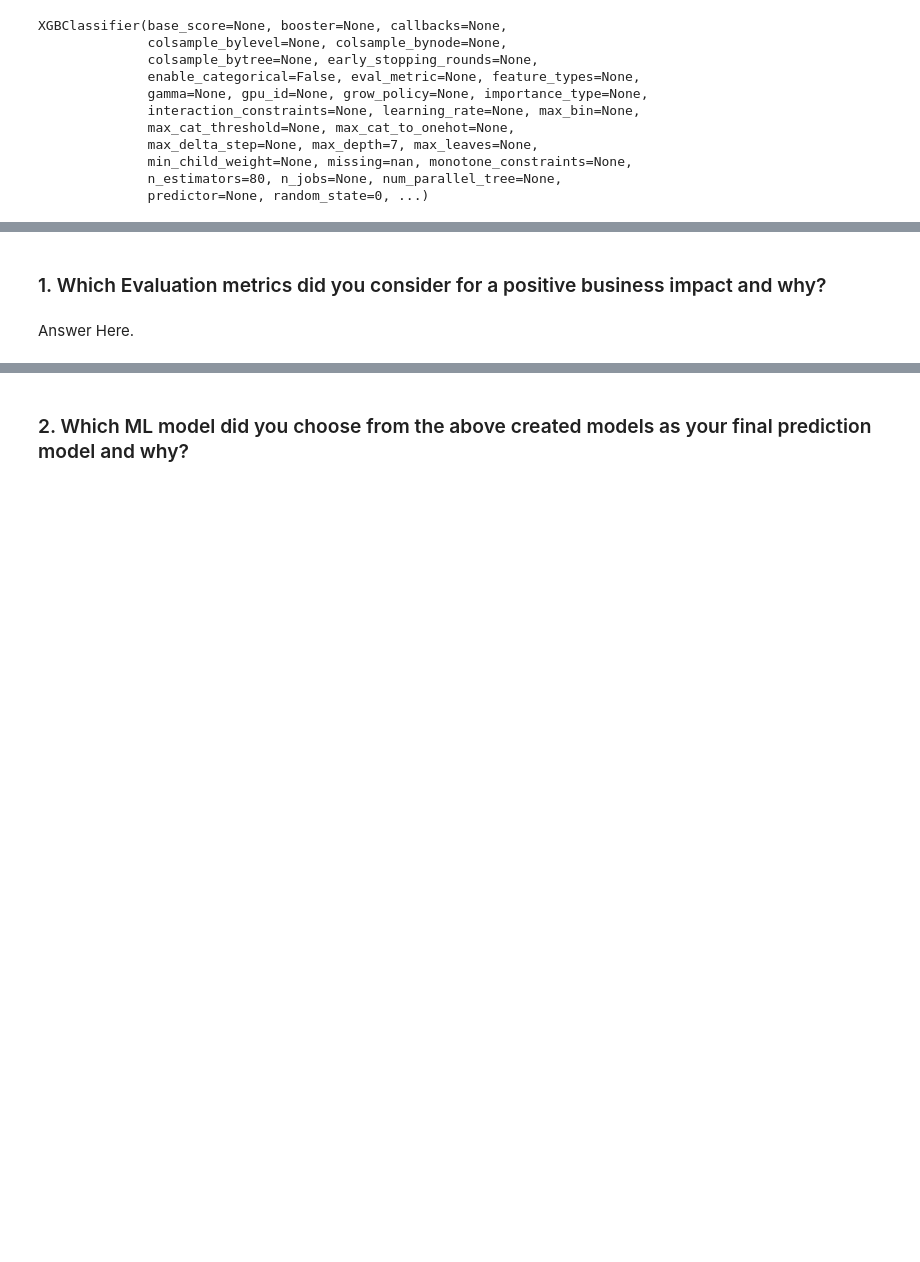
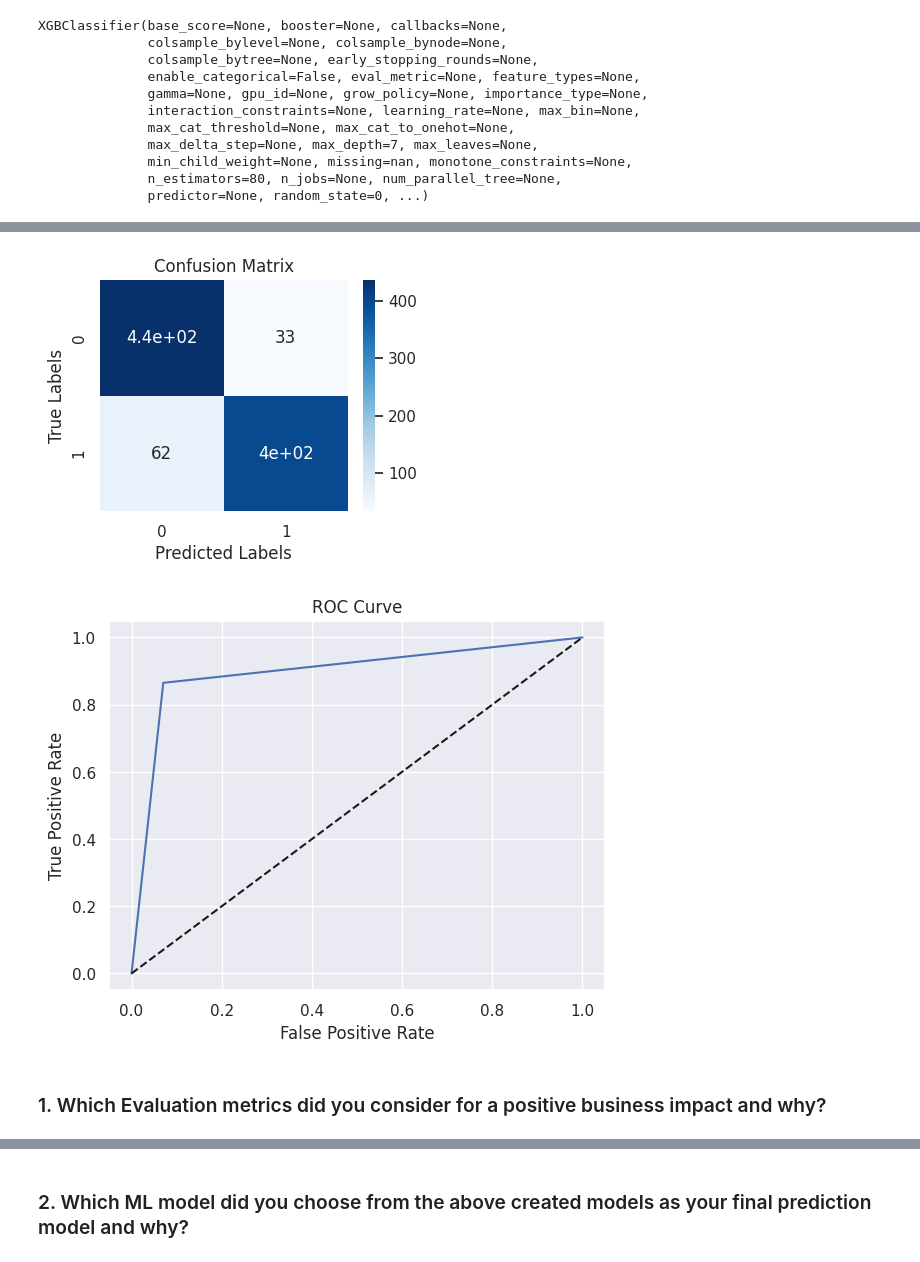
Before and after one commit to ErSangram/Capstone_03_Cardiovascular_Risk_Prediction, a Jupyter notebook: Capstone_03_Cardiovascular_Risk_Prediction.ipynb, the cells around one changed output, grey strips where cells are left out. Cells and saved outputs as stored; diff of their text form; code cells hidden in the pictures; blank space fills up the shorter version.

```diff
--- a/Capstone_03_Cardiovascular_Risk_Prediction.ipynb
+++ b/Capstone_03_Cardiovascular_Risk_Prediction.ipynb
@@ -1319,0 +1342,25 @@ xgb_test_recall
+# %%
+print("Results for XGBClassifier")
+y_pred_train_xgb = xgb_model.predict(x_train)
+y_pred_test_xgb = xgb_model.predict(x_test)
+
+#calculate accurancy scores
+train_accuracy = accuracy_score(y_train, y_pred_train_xgb)
+test_accuracy = accuracy_score(y_test, y_pred_test_xgb)
+print('Train accuracy score =',train_accuracy)
+print('Test accuracy score =',test_accuracy)
+# calculate roc_auc
+y_train_prob = xgb_model.predict_proba(x_train)[:,1]
+y_test_prob = xgb_model.predict_proba(x_test)[:,1]
+train_roc_auc = roc_auc_score(y_train, y_train_prob)
+test_roc_auc = roc_auc_score(y_test, y_test_prob)
+print('Train_roc_auc =',train_accuracy)
+print('Test_roc_auc =',test_accuracy)
+print("\n")
+
+#Confusion matrix
+cm_xgb = confusion_matrix(y_test, y_pred_test_xgb)
+print('Confusion Matrix')
+print(cm_xgb)
+#evaluation
+print(classification_report(y_test,y_pred_test_xgb))
@@ -1320,4 +1386,22 @@ xgb_test_recall
+# %%
+# Visualizing evaluation Metric Score chart
+# Create a confusion matrix
+plt.figure(figsize=(4,3))
+sns.heatmap(cm_xgb, annot=True, cmap="Blues")
+plt.xlabel('Predicted Labels')
+plt.ylabel('True Labels')
+plt.title('Confusion Matrix')
+plt.show()
+
+fpr, tpr, thresholds = roc_curve(y_test, y_pred_test_xgb)
+plt.plot(fpr, tpr)
+plt.plot([0, 1], [0, 1], 'k--')
+plt.xlabel('False Positive Rate')
+plt.ylabel('True Positive Rate')
+plt.title('ROC Curve')
+plt.show()
+# %% [output]
+[figure, added]
+[figure, added]
 # %% [markdown]
 ### 1. Which Evaluation metrics did you consider for a positive business impact and why?
-# %% [markdown]
-Answer Here.
```
Also changed, not shown: parts of 28 cells of this notebook.
